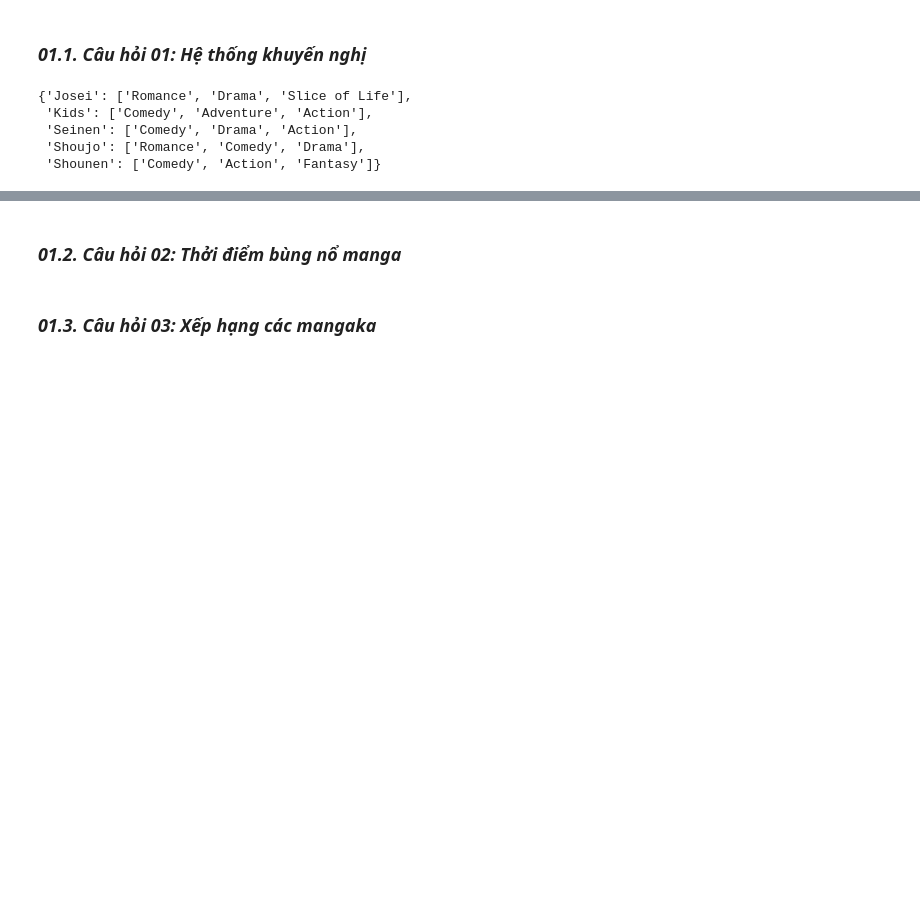
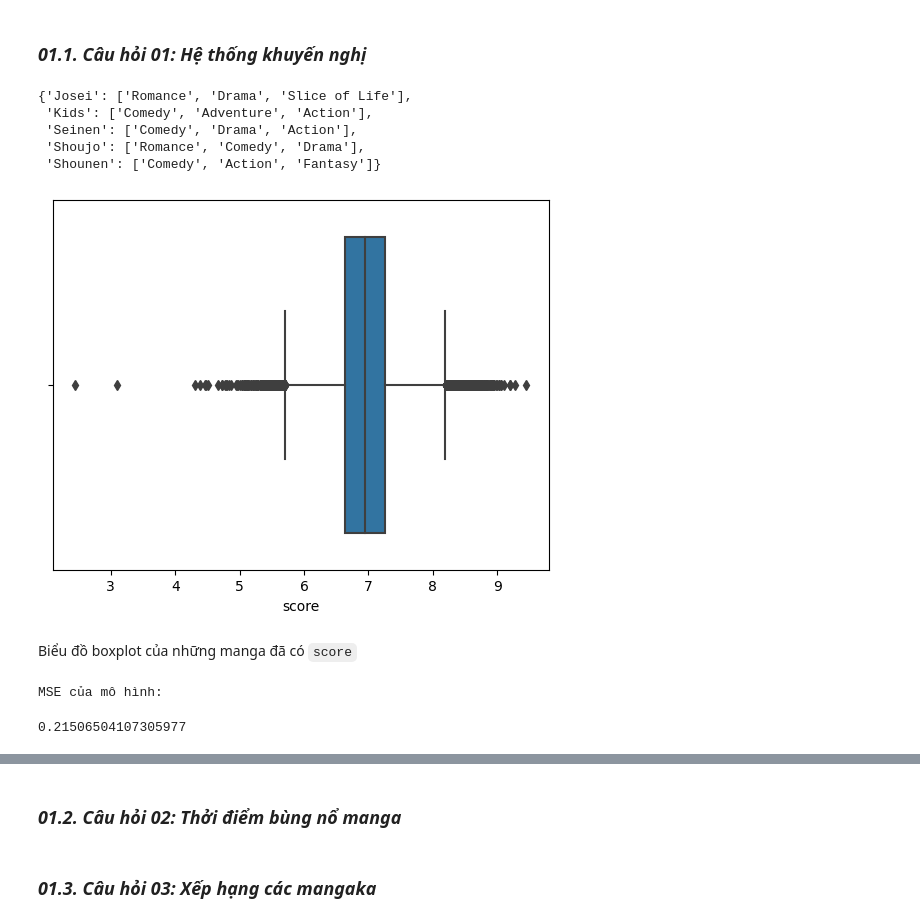
Before and after one commit to lengoctuong/Prj-Manga-Dataset_Programming4DS, a Jupyter notebook: 03_Asking-Questions-and-Analyzing.ipynb, the cells around one changed output, grey strips where cells are left out. Drawn from its saved outputs; the diff is of its cells as text; code cells hidden in the pictures; blank space fills up the shorter version.

```diff
--- a/03_Asking-Questions-and-Analyzing.ipynb
+++ b/03_Asking-Questions-and-Analyzing.ipynb
@@ -225,3 +231,24 @@ dic
  'Seinen': ['Comedy', 'Drama', 'Action'],
  'Shoujo': ['Romance', 'Comedy', 'Drama'],
  'Shounen': ['Comedy', 'Action', 'Fantasy']}
+# %%
+sns.boxplot(x=manga_df['score']);
+# %% [output]
+[figure, added]
+# %% [markdown]
+Biểu đồ boxplot của những manga đã có `score`
+# %%
+X_df = manga_df[~np.isnan(manga_df['score'])][['scored_by', 'members', 'favorites']]
+y_sr = manga_df[~np.isnan(manga_df['score'])]['score']
+
+train_X_df, test_X_df, train_y_sr, test_y_sr = train_test_split(X_df, y_sr, test_size=0.3, random_state=0)
+
+lngrs = LinearRegression()
+lngrs.fit(train_X_df, train_y_sr)
+
+y_pred = lngrs.predict(test_X_df)
+print('MSE của mô hình:')
+mean_squared_error(test_y_sr, y_pred)
+# %% [output]
+MSE của mô hình:
+0.21506504107305977
```
Also changed, not shown: parts of 11 cells of this notebook.
